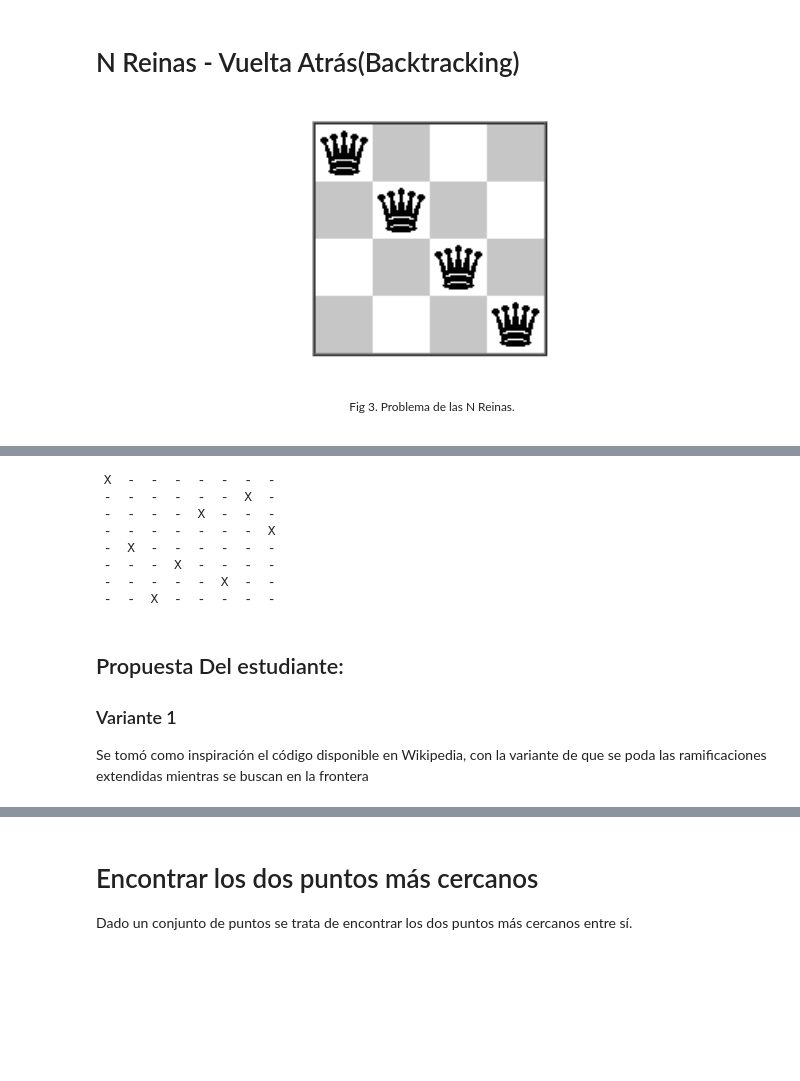
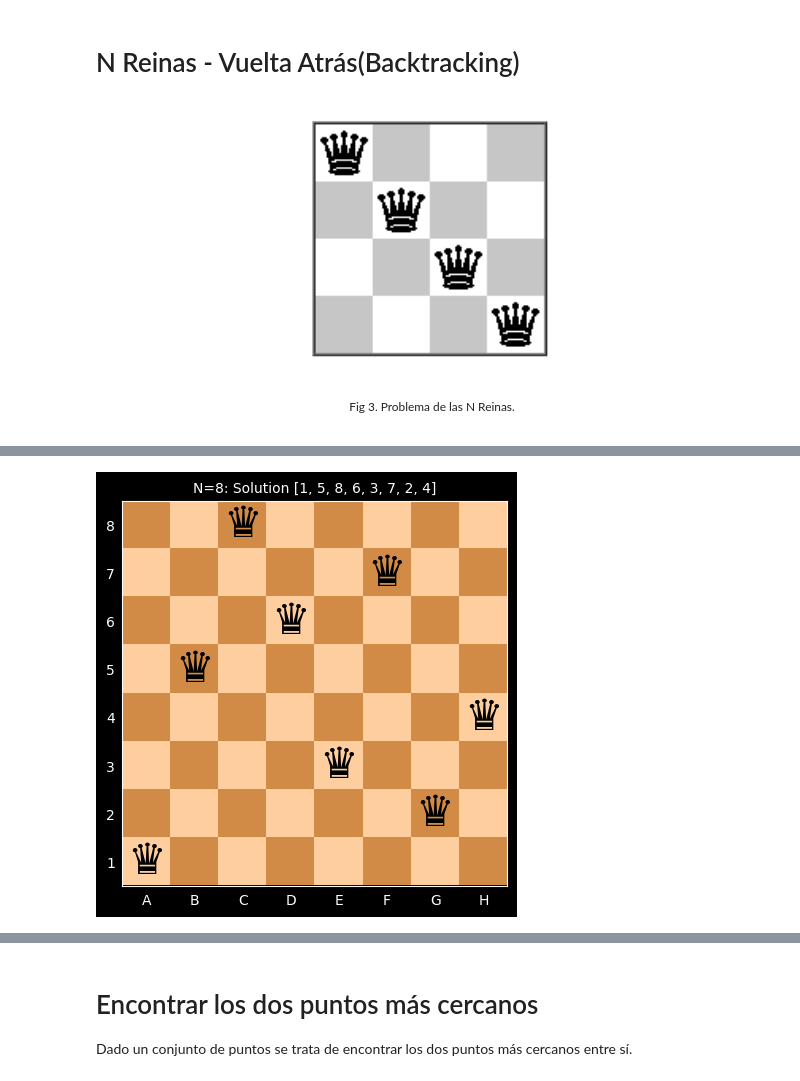
Before and after one commit to carlosbravo1408/03MIAR-Algoritmos-de-Optimizacion-2025, a Jupyter notebook: AG1/Algoritmos AG1(Divide y vencerás,Voraz,Backtracking).ipynb, the cells around one changed output, grey strips where cells are left out. Saved outputs shown, nothing was run; the diff lists cells and outputs as text; code cells hidden in the pictures; blank space fills up the shorter version.

```diff
--- a/AG1/Algoritmos AG1(Divide y vencerás,Voraz,Backtracking).ipynb
+++ b/AG1/Algoritmos AG1(Divide y vencerás,Voraz,Backtracking).ipynb
@@ -474,18 +351,5 @@ Tiempo de ejecucion: 0.0006384000007528812 seg
 # %%
-escribe_solucion([1, 5, 8, 6, 3, 7, 2, 4])
+draw_board([1, 5, 8, 6, 3, 7, 2, 4])
+plt.show()
 # %% [output]
- X  -  -  -  -  -  -  -
- -  -  -  -  -  -  X  -
- -  -  -  -  X  -  -  -
- -  -  -  -  -  -  -  X
- -  X  -  -  -  -  -  -
- -  -  -  X  -  -  -  -
- -  -  -  -  -  X  -  -
- -  -  X  -  -  -  -  -
+[figure, added]
-# %% [markdown]
-## Propuesta Del estudiante:
-
-### Variante 1
-
-Se tomó como inspiración el código disponible en Wikipedia, con la variante
-de que se poda las ramificaciones extendidas mientras se buscan en la frontera
```
Also changed, not shown: parts of 24 cells of this notebook.
